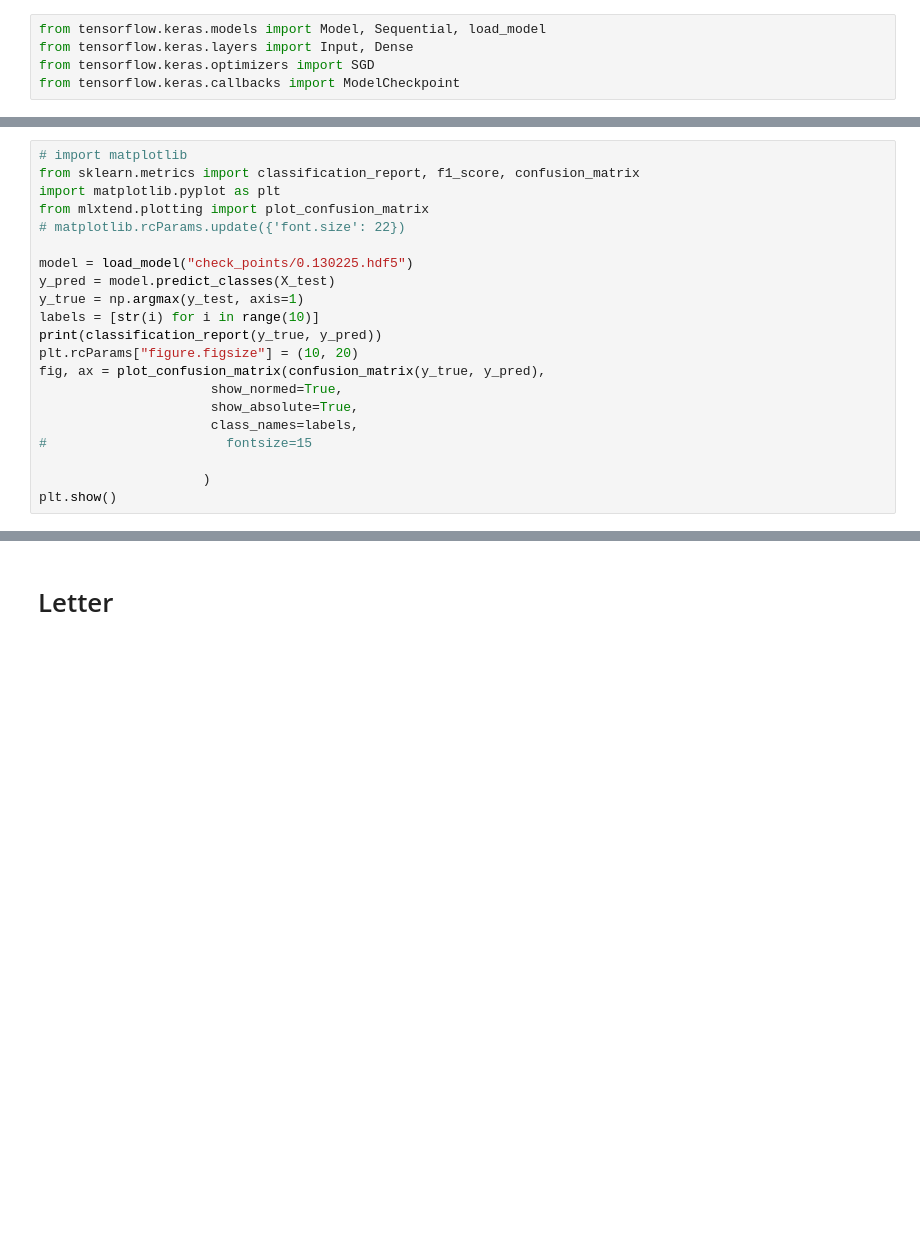
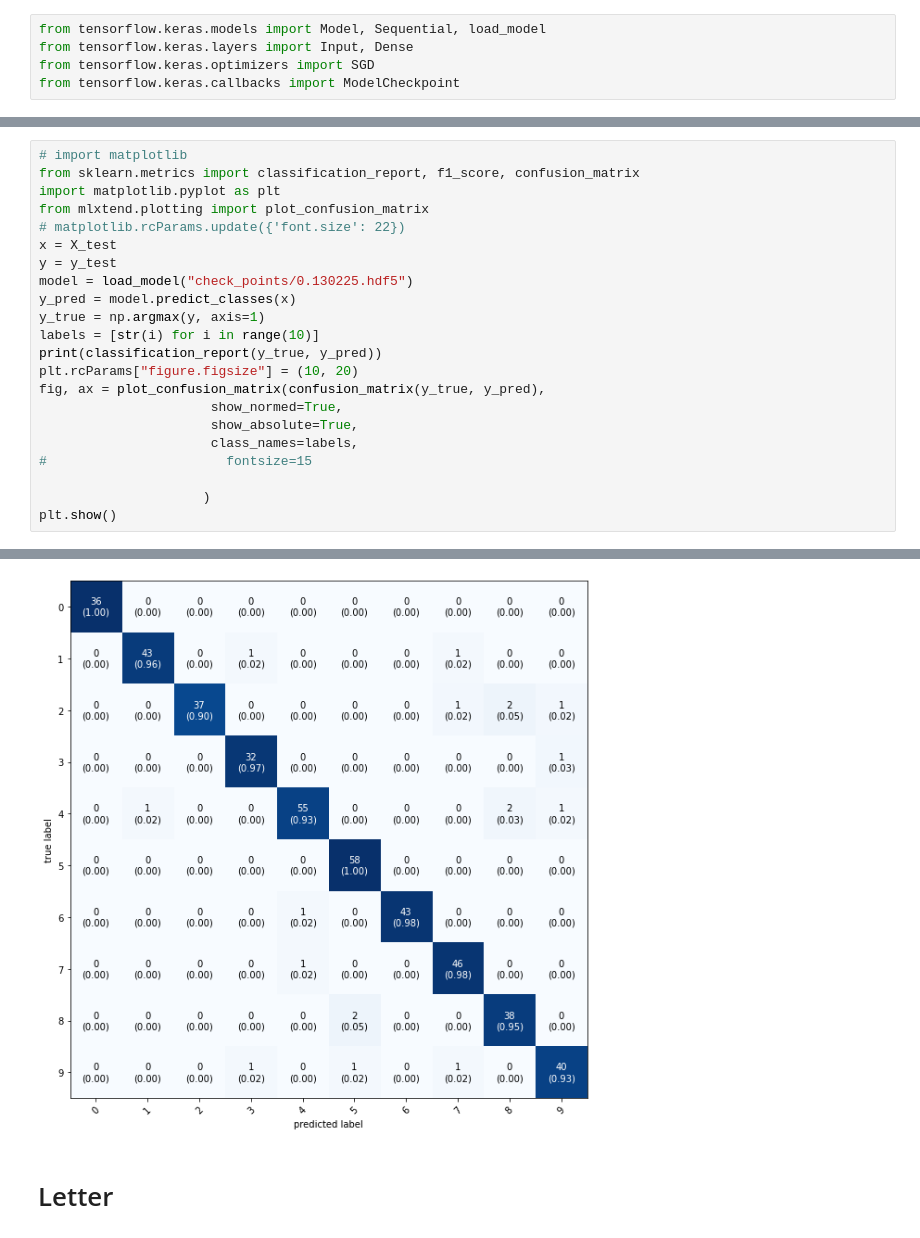
Before and after one commit to NguyenTheAn/nn-cpp, a Jupyter notebook: Verify_keras.ipynb, the cells around one changed output, grey strips where cells are left out. Cells and saved outputs as stored; diff of their text form; blank space fills up the shorter version.

```diff
--- a/Verify_keras.ipynb
+++ b/Verify_keras.ipynb
@@ -73,10 +97,11 @@ from sklearn.metrics import classification_report, f1_score, confusion_matrix
 import matplotlib.pyplot as plt
 from mlxtend.plotting import plot_confusion_matrix
 # matplotlib.rcParams.update({'font.size': 22})
-
+x = X_test
+y = y_test
 model = load_model("check_points/0.130225.hdf5")
-y_pred = model.predict_classes(X_test)
-y_true = np.argmax(y_test, axis=1)
+y_pred = model.predict_classes(x)
+y_true = np.argmax(y, axis=1)
 labels = [str(i) for i in range(10)]
 print(classification_report(y_true, y_pred))
 plt.rcParams["figure.figsize"] = (10, 20)
@@ -96,3 +133,4 @@ ValueError: in user code:
+[figure, added]
 # %% [markdown]
 # Letter
 # %%
```
Also changed, not shown: parts of 8 cells of this notebook, 12 other files.
